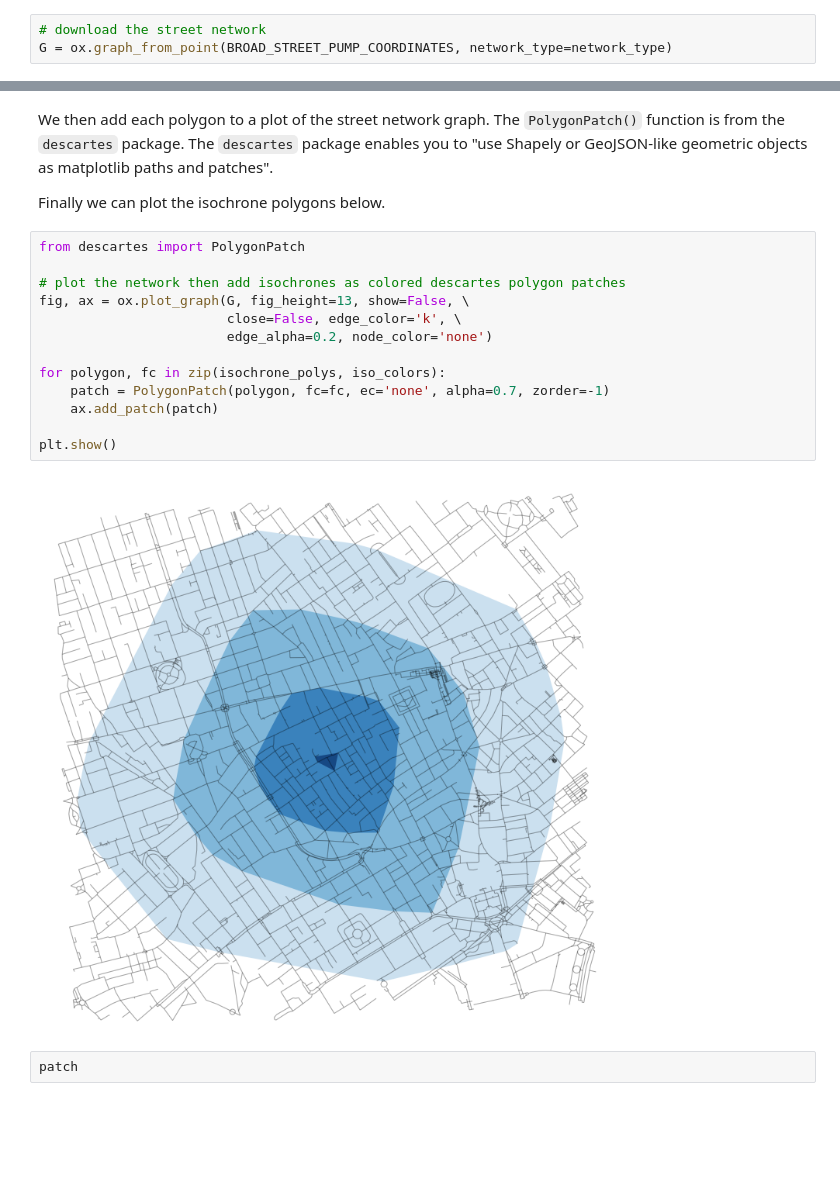
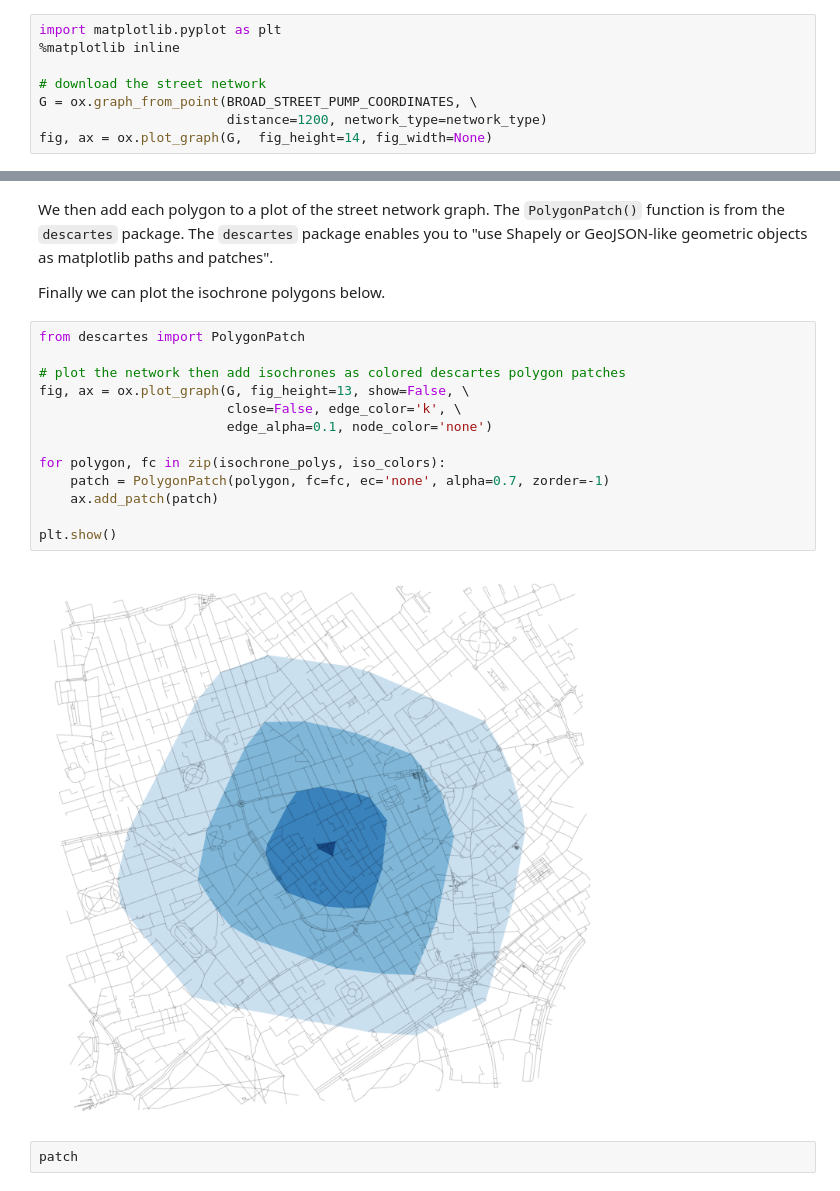
Before and after one commit to PHI-Case-Studies/1854-Cholera-Outbreak-London-Advanced-1, a Jupyter notebook: NB05-Cholera-Case-Study-Isochrone-Map-Part-1.ipynb, the cells around one changed output, grey strips where cells are left out. Drawn from its saved outputs; the diff is of its cells as text; blank space fills up the shorter version.

```diff
--- a/NB05-Cholera-Case-Study-Isochrone-Map-Part-1.ipynb
+++ b/NB05-Cholera-Case-Study-Isochrone-Map-Part-1.ipynb
@@ -51,5 +51,10 @@ travel_speed = 4.5           # assume walking speed in km/hour
 # %% [markdown]
 Let's obtain the street network graph for Soho District based on the coordinates of the Broad Street Pump. To compute isochrones for the other pumps, you can use their coordinates in place of the Broad Street pump's in the code below.
 # %%
+import matplotlib.pyplot as plt
+%matplotlib inline
+
 # download the street network
-G = ox.graph_from_point(BROAD_STREET_PUMP_COORDINATES, network_type=network_type)
+G = ox.graph_from_point(BROAD_STREET_PUMP_COORDINATES, \
+                        distance=1200, network_type=network_type)
+fig, ax = ox.plot_graph(G,  fig_height=14, fig_width=None)
@@ -222,18 +270,18 @@ Finally we can plot the isochrone polygons below.
 # %%
 from descartes import PolygonPatch
 
 # plot the network then add isochrones as colored descartes polygon patches
 fig, ax = ox.plot_graph(G, fig_height=13, show=False, \
                         close=False, edge_color='k', \
-                        edge_alpha=0.2, node_color='none')
+                        edge_alpha=0.1, node_color='none')
 
 for polygon, fc in zip(isochrone_polys, iso_colors):
     patch = PolygonPatch(polygon, fc=fc, ec='none', alpha=0.7, zorder=-1)
     ax.add_patch(patch)
 
 plt.show()
 # %% [output]
-[figure, old version]
+[figure, new version]
 # %%
 patch
 # %% [output]
```
Also changed, not shown: parts of 30 cells of this notebook, 54 other files.
